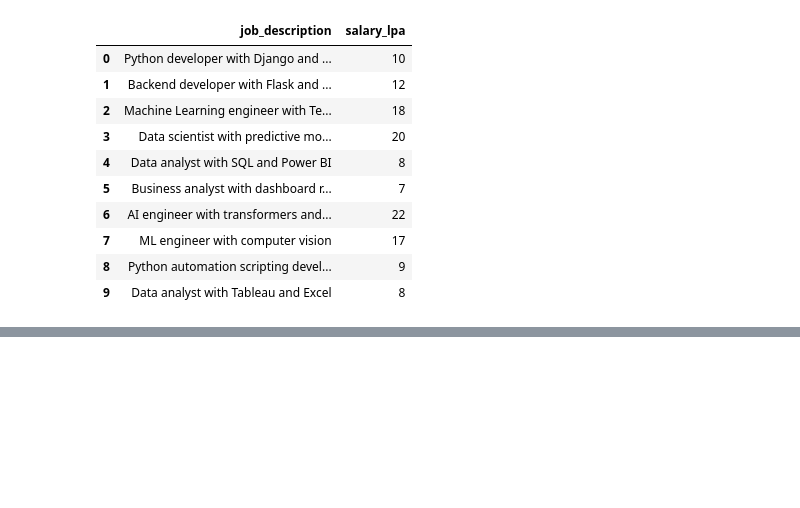
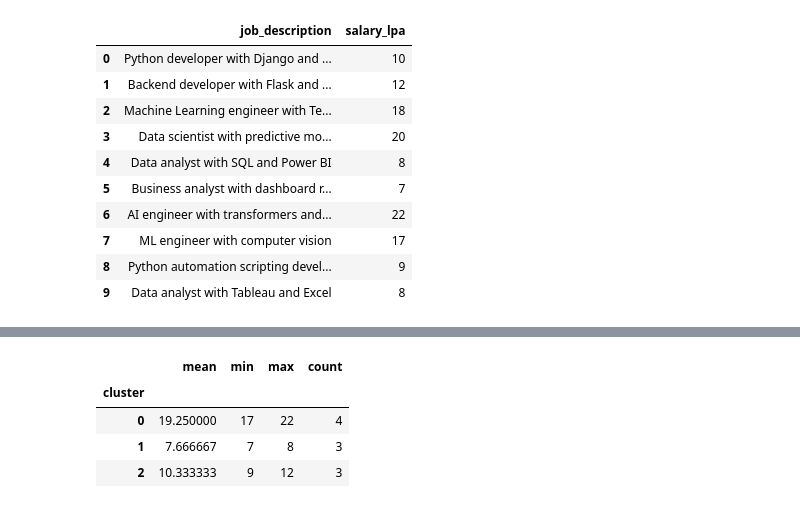
Before and after one commit to Sirisha-collab/Resume-Job-Match-Analytics, a Jupyter notebook: Resume_&_Job_Analytics.ipynb, the cells around one changed output, grey strips where cells are left out. Saved outputs shown, nothing was run; the diff lists cells and outputs as text; code cells hidden in the pictures; blank space fills up the shorter version.

```diff
--- a/Resume_&_Job_Analytics.ipynb
+++ b/Resume_&_Job_Analytics.ipynb
@@ -551,0 +612,13 @@ df
+# %%
+#STEP 4 — Cluster-Based Salary Analysis
+cluster_salary = df.groupby("cluster")["salary_lpa"].agg(
+    ["mean", "min", "max", "count"]
+)
+
+cluster_salary
+# %% [output]
+|  | mean | min | max | count |
+| cluster |  |  |  |  |
+| 0 | 19.250000 | 17 | 22 | 4 |
+| 1 | 7.666667 | 7 | 8 | 3 |
+| 2 | 10.333333 | 9 | 12 | 3 |
```
Also changed, not shown: parts of 7 cells of this notebook.
